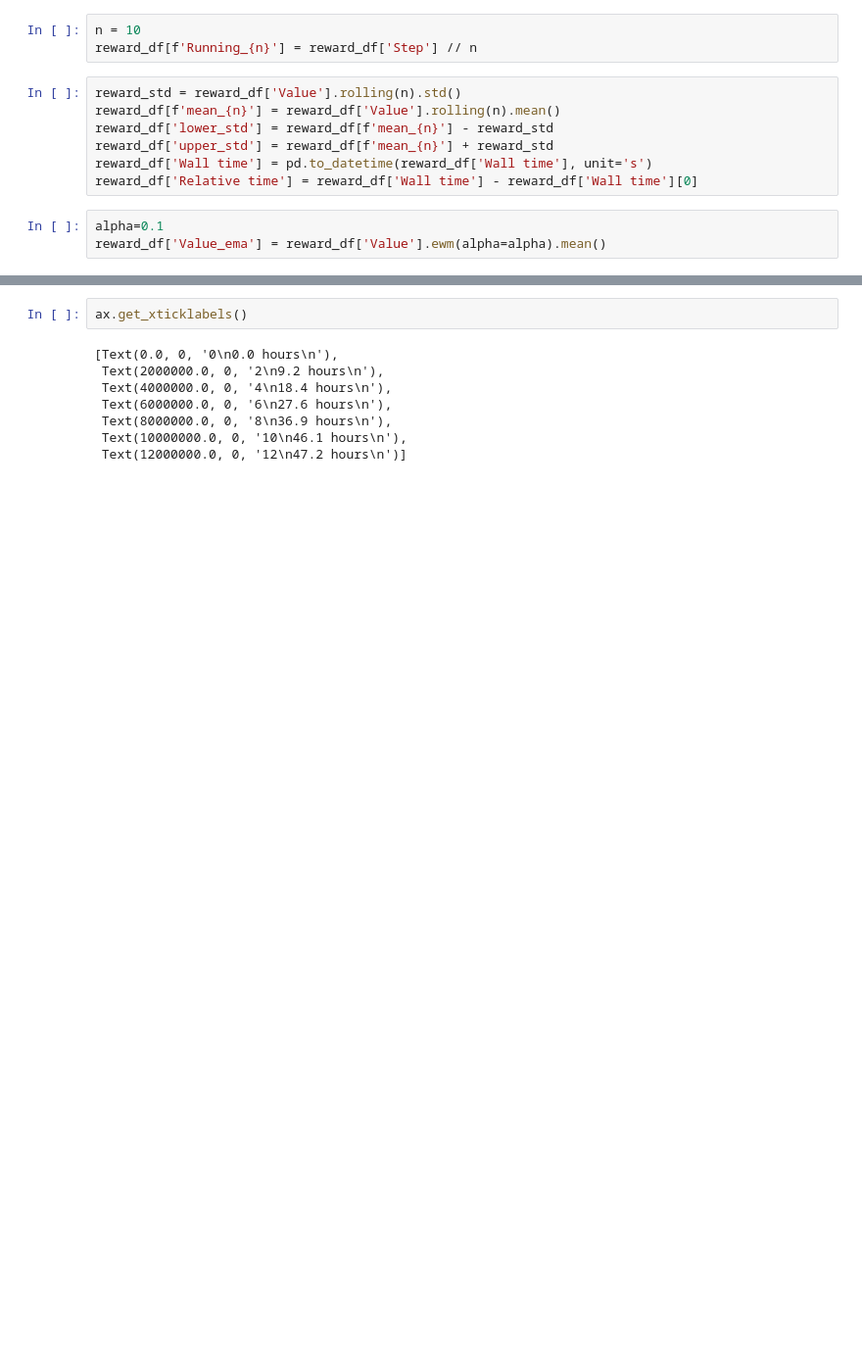
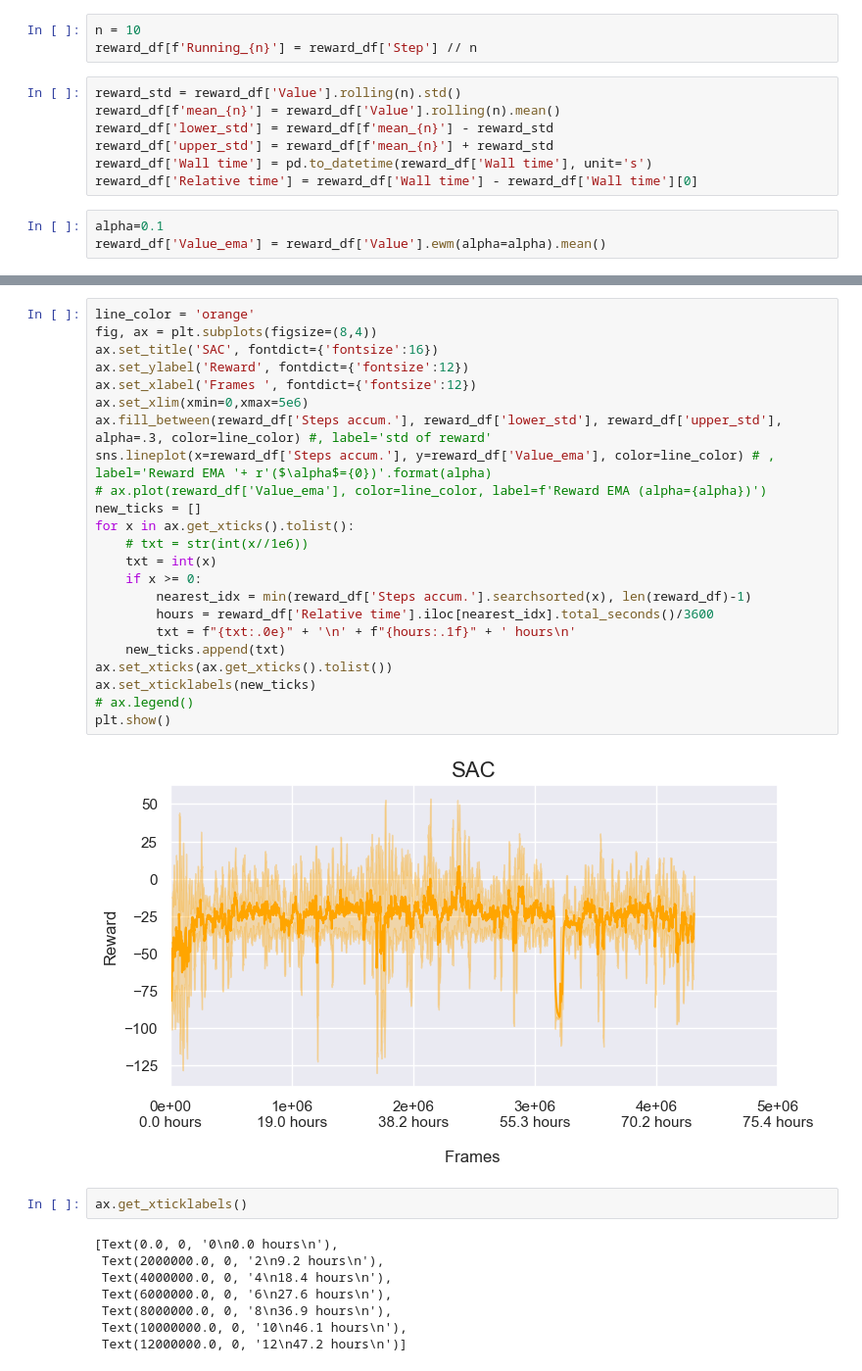
Before and after one commit to miladsamim/rl_ad, a Jupyter notebook: SAC/evaluation/plot_sac.ipynb, the cells around one changed output, grey strips where cells are left out. Shown at 98% size. Saved outputs shown, nothing was run; the diff lists cells and outputs as text; blank space fills up the shorter version.

```diff
--- a/SAC/evaluation/plot_sac.ipynb
+++ b/SAC/evaluation/plot_sac.ipynb
@@ -53,3 +53,28 @@ plt.show()
+# %%
+line_color = 'orange'
+fig, ax = plt.subplots(figsize=(8,4))
+ax.set_title('SAC', fontdict={'fontsize':16})
+ax.set_ylabel('Reward', fontdict={'fontsize':12})
+ax.set_xlabel('Frames ', fontdict={'fontsize':12})
+ax.set_xlim(xmin=0,xmax=5e6)
+ax.fill_between(reward_df['Steps accum.'], reward_df['lower_std'], reward_df['upper_std'], alpha=.3, color=line_color) #, label='std of reward'
+sns.lineplot(x=reward_df['Steps accum.'], y=reward_df['Value_ema'], color=line_color) # , label='Reward EMA '+ r'($\alpha$={0})'.format(alpha)
+# ax.plot(reward_df['Value_ema'], color=line_color, label=f'Reward EMA (alpha={alpha})')
+new_ticks = []
+for x in ax.get_xticks().tolist():
+    # txt = str(int(x//1e6))
+    txt = int(x)
+    if x >= 0:
+        nearest_idx = min(reward_df['Steps accum.'].searchsorted(x), len(reward_df)-1)
+        hours = reward_df['Relative time'].iloc[nearest_idx].total_seconds()/3600
+        txt = f"{txt:.0e}" + '\n' + f"{hours:.1f}" + ' hours\n'
+    new_ticks.append(txt)
+ax.set_xticks(ax.get_xticks().tolist())
+ax.set_xticklabels(new_ticks)
+# ax.legend()
+plt.show()
+# %% [output]
+[figure, added]
 # %%
 ax.get_xticklabels()
 # %% [output]
```
Also changed, not shown: parts of 1 cell of this notebook, 4 other files.
